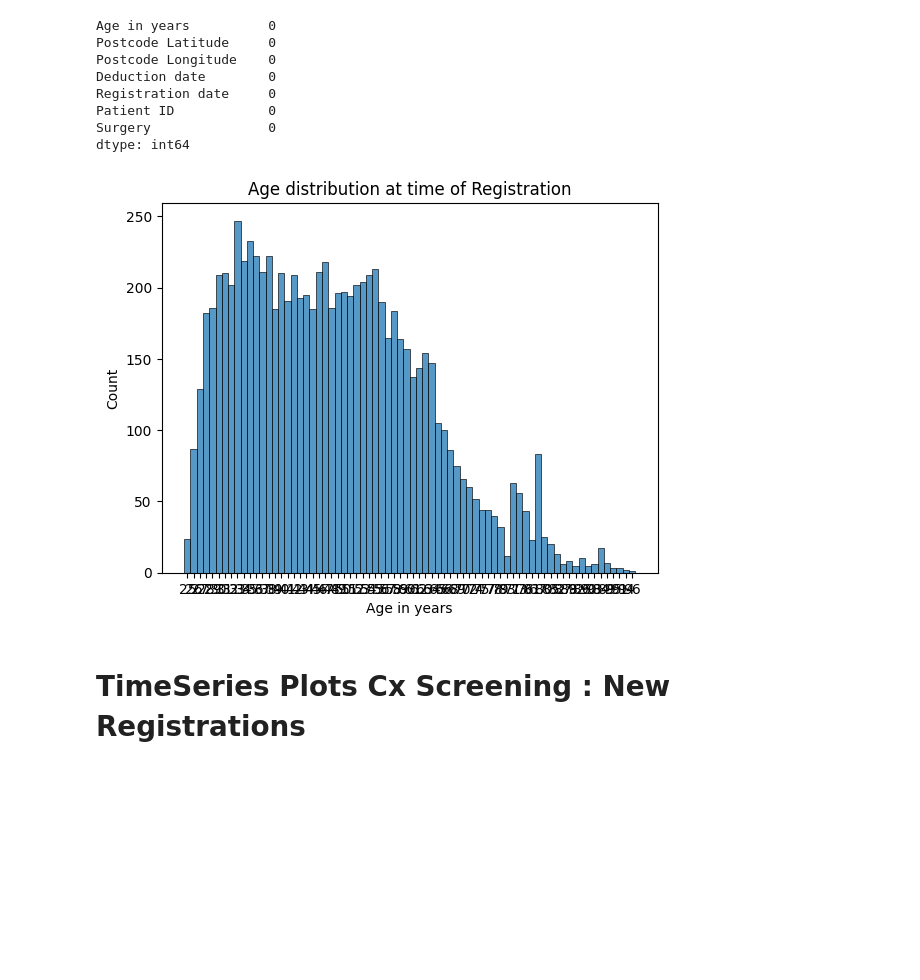
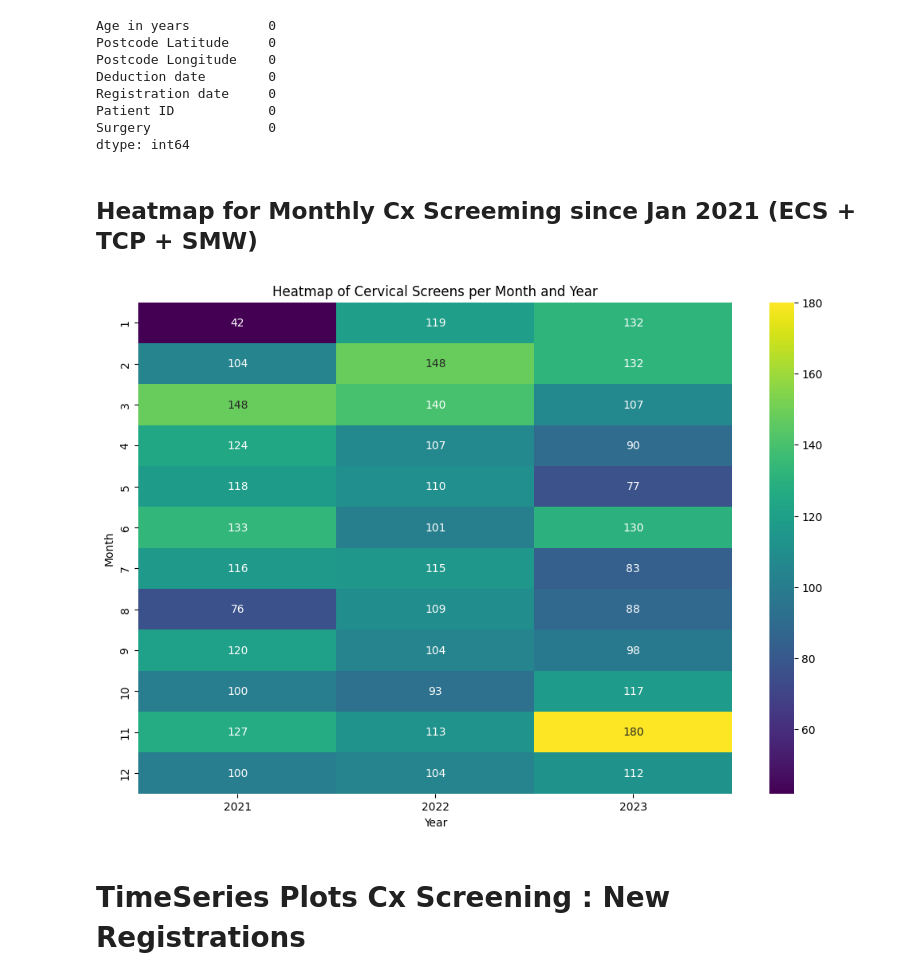
Before and after one commit to janduplessis883/Cervical-Screening-Self-Book-with-Accurx, a Jupyter notebook: CxScreeningTimeSeries.ipynb, the cells around one changed output. Drawn from its saved outputs; the diff is of its cells as text; code cells hidden in the pictures; blank space fills up the shorter version.

```diff
--- a/CxScreeningTimeSeries.ipynb
+++ b/CxScreeningTimeSeries.ipynb
@@ -142,12 +142,6 @@ reg['Postcode Latitude'] = reg['Postcode Latitude'].astype(float)
 reg['Postcode Longitude'] = reg['Postcode Longitude'].astype(float)
 
 reg.dropna(inplace=True)
-# %%
-# @title
-sns.histplot(reg['Age in years'], bins=20);
-plt.title("Age distribution at time of Registration");
-# %% [output]
-[figure, removed]
 # %%
 # @title
 reg['Registration date'] = pd.to_datetime(reg['Registration date'], format='%d-%b-%Y')
@@ -225,3 +219,33 @@ def plot_ts(reg_df, cx_df, title, h_date='2023-11-01', surgery=['ECS', 'TCP', 'S
+# %% [markdown]
+## Heatmap for Monthly Cx Screeming since Jan 2021 (ECS + TCP + SMW)
+# %%
+# @title
+import seaborn as sns
+
+# To create a heatmap, we need to transform our data into a matrix where one dimension is the month, and the other is the count of screenings.
+# However, for a heatmap, we typically need a 2D dataset like a pivot table. Let's assume we want to create a heatmap for the count of screenings per month per year.
+
+# Extracting year and month from the 'Event date'
+data['Year'] = data['Event date'].dt.year
+data['Month'] = data['Event date'].dt.month
+
+# Creating a pivot table with years as columns and months as rows
+heatmap_data = data.pivot_table(index='Month', columns='Year', aggfunc='size', fill_value=0)
+
+# Plotting the heatmap
+plt.figure(figsize=(12, 8))
+sns.heatmap(heatmap_data, cmap='viridis', annot=True, fmt='d')
+
+# Customize the plot
+plt.title('Heatmap of Cervical Screens per Month and Year')
+plt.xlabel('Year')
+plt.ylabel('Month')
+plt.yticks(ticks=np.arange(0.5, len(heatmap_data.index), 1), labels=heatmap_data.index)
+
+# Show the plot
+plt.show()
+# %% [output]
+[figure, added]
 # %% [markdown]
 # TimeSeries Plots Cx Screening : New Registrations
 # %% [markdown]
```
Also changed, not shown: parts of 5 cells of this notebook.
